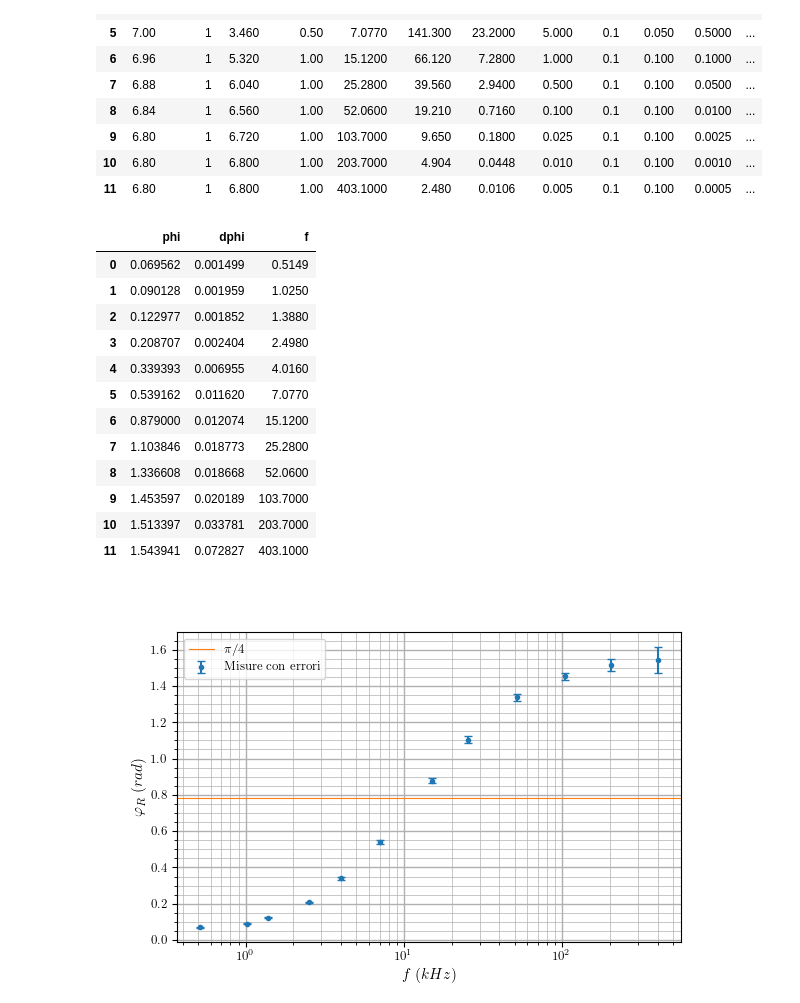
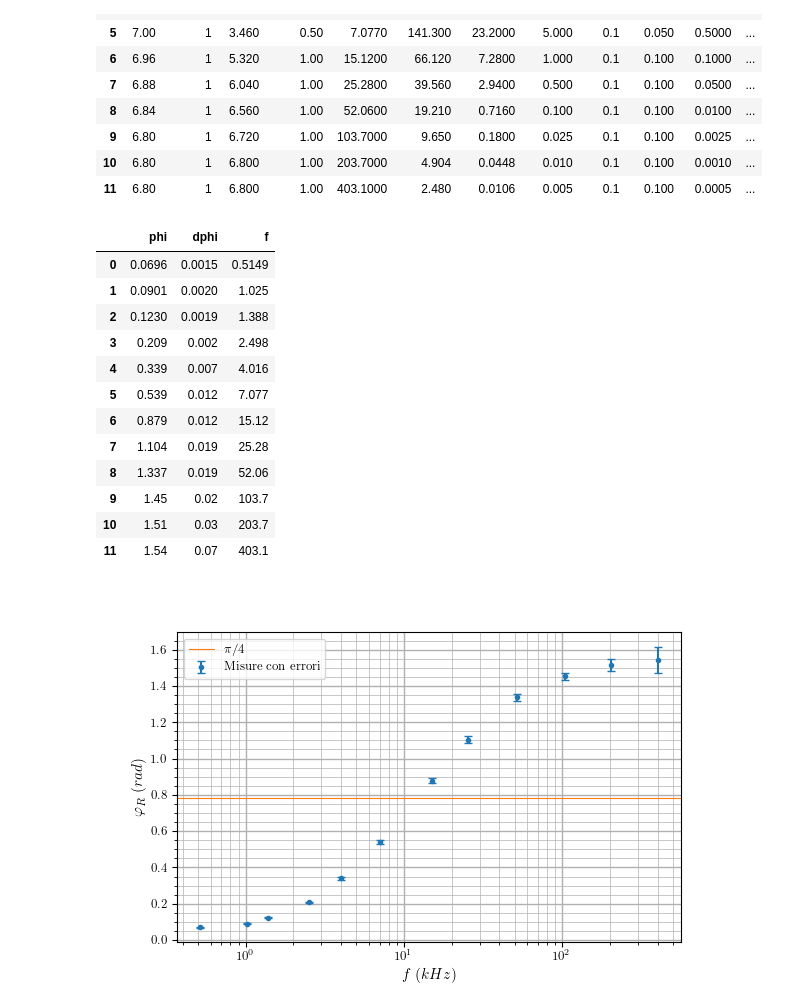
Before and after one commit to Nemoos-0/Lab2-E3, a Jupyter notebook: code/onda_sin_R.ipynb, the cells around one changed output. Saved outputs shown, nothing was run; the diff lists cells and outputs as text; code cells hidden in the pictures.

```diff
--- a/code/onda_sin_R.ipynb
+++ b/code/onda_sin_R.ipynb
@@ -328,34 +355,45 @@ df
 | 10 | 6.80 | 1 | 6.800 | 1.00 | 203.7000 | 4.904 | 0.0448 | 0.010 | 0.1 | 0.100 | 0.0010 | ... |
 | 11 | 6.80 | 1 | 6.800 | 1.00 | 403.1000 | 2.480 | 0.0106 | 0.005 | 0.1 | 0.100 | 0.0005 | ... |
 # %%
-columns = ['phi', 'dphi', 'f']
+df_str = df.apply(
+    lambda x: pd.Series(
+        lab_round.round_measure(x['phi'], x['dphi']),
+        index=['phi', 'dphi']
+    ), axis=1
+).join(
+    df.apply(
+        lambda x: pd.Series(
+            lab_round.round_sig(x['f'], digits=4, one_more_digit=''),
+            index=['f']
+        ), axis=1
+    )
+)
 
 if False:
-    df.to_latex(
+    df_str.to_latex(
         buf = table_path + 'onda_sin_phiR.tex',
-        columns = columns,
         header = [r'$\varphi_{R} \; (rad)$', r'$d\varphi_{R} \; (rad)$', r'$f \; (kHz)$'],
         index = False,
         bold_rows = True,
         column_format = 'cc|c',
         escape = False,
     )
-d = df.loc[:, columns]
-d
+
+df_str
 # %% [output]
 |  | phi | dphi | f |
-| 0 | 0.069562 | 0.001499 | 0.5149 |
-| 1 | 0.090128 | 0.001959 | 1.0250 |
-| 2 | 0.122977 | 0.001852 | 1.3880 |
-| 3 | 0.208707 | 0.002404 | 2.4980 |
-| 4 | 0.339393 | 0.006955 | 4.0160 |
-| 5 | 0.539162 | 0.011620 | 7.0770 |
-| 6 | 0.879000 | 0.012074 | 15.1200 |
-| 7 | 1.103846 | 0.018773 | 25.2800 |
-| 8 | 1.336608 | 0.018668 | 52.0600 |
-| 9 | 1.453597 | 0.020189 | 103.7000 |
-| 10 | 1.513397 | 0.033781 | 203.7000 |
-| 11 | 1.543941 | 0.072827 | 403.1000 |
+| 0 | 0.0696 | 0.0015 | 0.5149 |
+| 1 | 0.0901 | 0.0020 | 1.025 |
+| 2 | 0.1230 | 0.0019 | 1.388 |
+| 3 | 0.209 | 0.002 | 2.498 |
+| 4 | 0.339 | 0.007 | 4.016 |
+| 5 | 0.539 | 0.012 | 7.077 |
+| 6 | 0.879 | 0.012 | 15.12 |
+| 7 | 1.104 | 0.019 | 25.28 |
+| 8 | 1.337 | 0.019 | 52.06 |
+| 9 | 1.45 | 0.02 | 103.7 |
+| 10 | 1.51 | 0.03 | 203.7 |
+| 11 | 1.54 | 0.07 | 403.1 |
 # %%
 fig, ax = plt.subplots(figsize = fig_size.from_pt(width))
 # fig.tight_layout()
```
Also changed, not shown: parts of 2 cells of this notebook, 23 other files.
